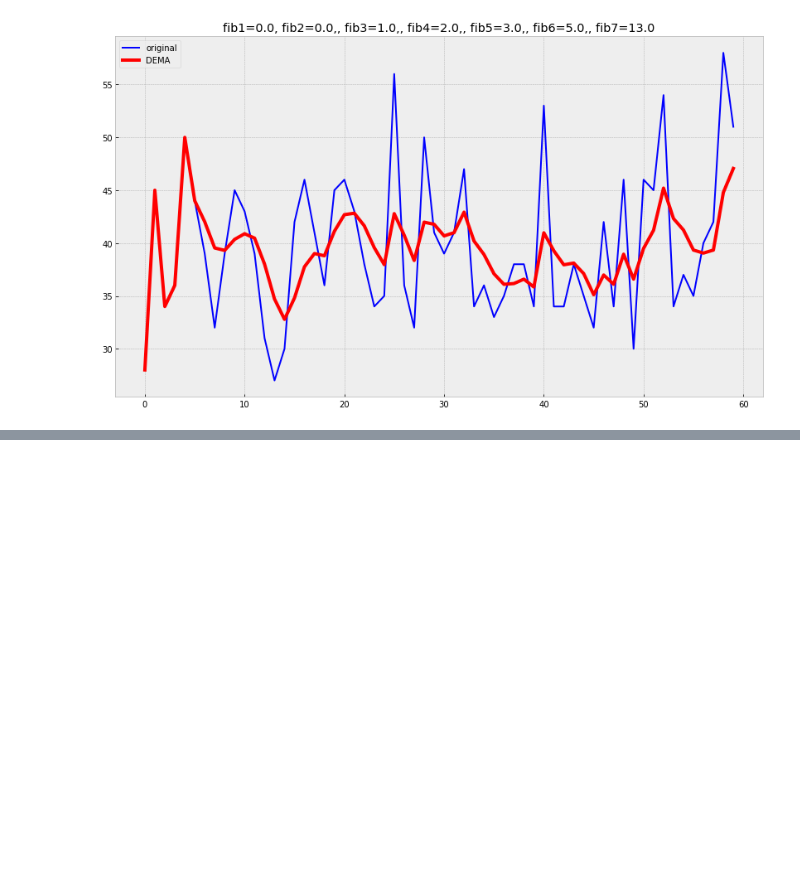
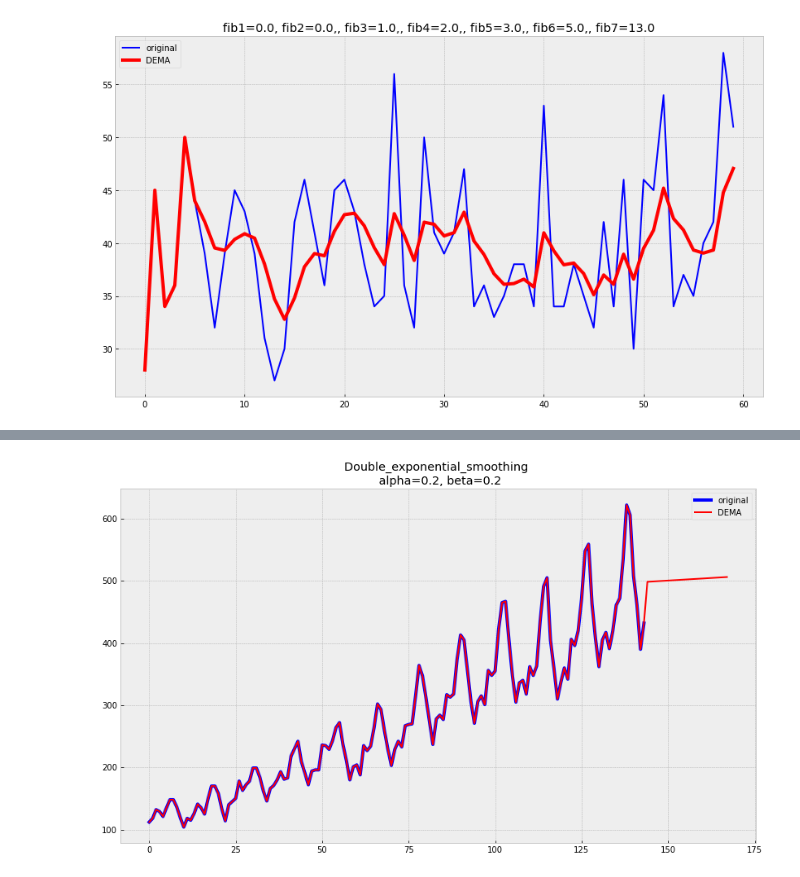
Before and after one commit to konlook/DZ_1_TS, a Jupyter notebook: dz_2_ts.ipynb, the cells around one changed output, grey strips where cells are left out. Saved outputs shown, nothing was run; the diff lists cells and outputs as text; code cells hidden in the pictures; blank space fills up the shorter version.

```diff
--- a/dz_2_ts.ipynb
+++ b/dz_2_ts.ipynb
@@ -611,6 +552,21 @@ def double_ema_with_preds(series, alpha, beta, n_preds):
         preds.append(level+trend)
 
     return series.append(pd.Series(preds), ignore_index=True), pd.Series(result)
+# %%
+
+def plot_dema(alpha, beta, ser=series_airline, ser_to_plot=series_airline, n_preds=24):
+    dema, _ = double_ema_with_preds(ser, alpha, beta, n_preds)
+    with plt.style.context('bmh'):
+        plt.figure(figsize=(14, 8))
+        plt.plot(ser_to_plot, color='blue', linewidth='4', label='original')
+        plt.plot(dema, color='red', linewidth='2', label='DEMA')
+        plt.title(
+            "Double_exponential_smoothing \n alpha={}, beta={}".format(alpha, beta))
+        plt.legend()
+# %%
+plot_dema(0.2,0.2)
+# %% [output]
+[figure, added]
 # %%
 def initial_trend(series, season_len):
     num_seasons = len(series)//season_len
```
Also changed, not shown: parts of 26 cells of this notebook, 1 other file.
